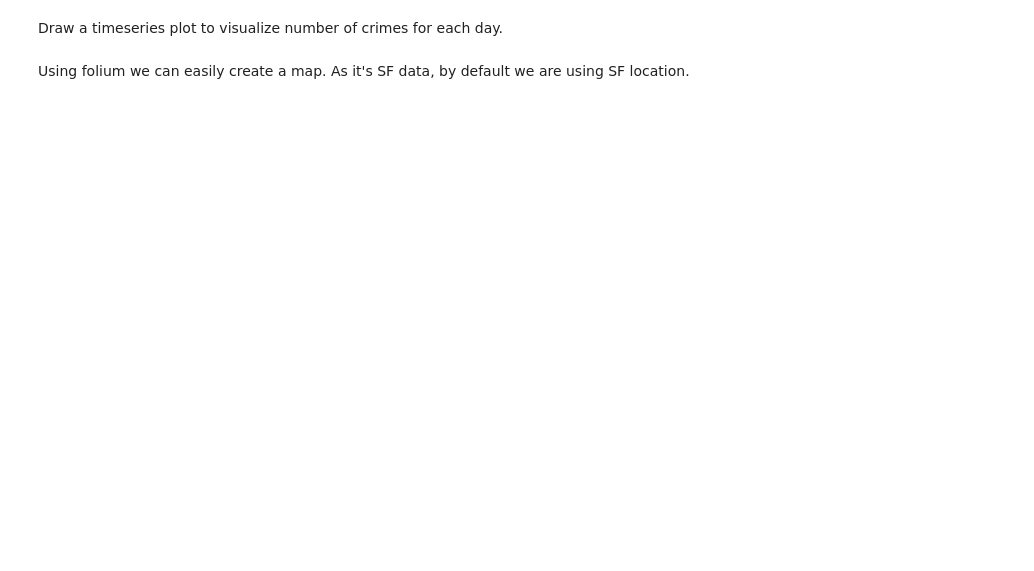
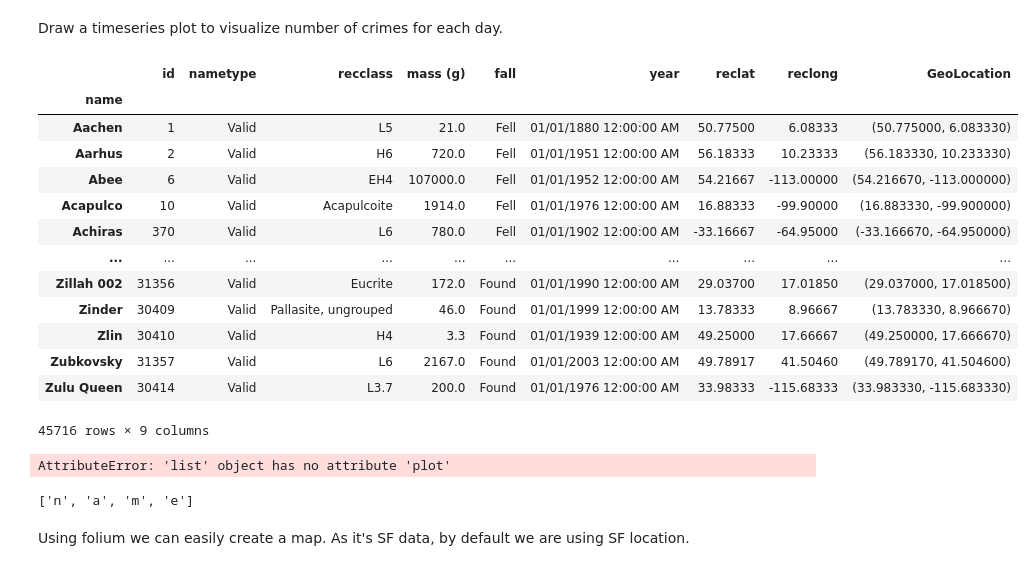
Before and after one commit to reediredale/institute-of-data, a Jupyter notebook: Module 2/Lab 2.1.2.ipynb, the cells around one changed output. Cells and saved outputs as stored; diff of their text form; code cells hidden in the pictures; blank space fills up the shorter version.

```diff
--- a/Module 2/Lab 2.1.2.ipynb
+++ b/Module 2/Lab 2.1.2.ipynb
@@ -499,0 +535,3 @@ Convert `Date` Column to DateTime and set as index
+# %%
+#ANSWER
+df['year'] =  pd.to_datetime(df['year'], format='%d/%m/%Y:%H:%M:%S.%f')
@@ -504,3 +542,31 @@ Draw a timeseries plot to visualize number of crimes for each day.
+# %%
+df.set_index('name')
+# %% [output]
+|  | id | nametype | recclass | mass (g) | fall | year | reclat | reclong | GeoLocation |
+| name |  |  |  |  |  |  |  |  |  |
+| Aachen | 1 | Valid | L5 | 21.0 | Fell | 01/01/1880 12:00:00 AM | 50.77500 | 6.08333 | (50.775000, 6.083330) |
+| Aarhus | 2 | Valid | H6 | 720.0 | Fell | 01/01/1951 12:00:00 AM | 56.18333 | 10.23333 | (56.183330, 10.233330) |
+| Abee | 6 | Valid | EH4 | 107000.0 | Fell | 01/01/1952 12:00:00 AM | 54.21667 | -113.00000 | (54.216670, -113.000000) |
+| Acapulco | 10 | Valid | Acapulcoite | 1914.0 | Fell | 01/01/1976 12:00:00 AM | 16.88333 | -99.90000 | (16.883330, -99.900000) |
+| Achiras | 370 | Valid | L6 | 780.0 | Fell | 01/01/1902 12:00:00 AM | -33.16667 | -64.95000 | (-33.166670, -64.950000) |
+| ... | ... | ... | ... | ... | ... | ... | ... | ... | ... |
+| Zillah 002 | 31356 | Valid | Eucrite | 172.0 | Found | 01/01/1990 12:00:00 AM | 29.03700 | 17.01850 | (29.037000, 17.018500) |
+| Zinder | 30409 | Valid | Pallasite, ungrouped | 46.0 | Found | 01/01/1999 12:00:00 AM | 13.78333 | 8.96667 | (13.783330, 8.966670) |
+| Zlin | 30410 | Valid | H4 | 3.3 | Found | 01/01/1939 12:00:00 AM | 49.25000 | 17.66667 | (49.250000, 17.666670) |
+| Zubkovsky | 31357 | Valid | L6 | 2167.0 | Found | 01/01/2003 12:00:00 AM | 49.78917 | 41.50460 | (49.789170, 41.504600) |
+| Zulu Queen | 30414 | Valid | L3.7 | 200.0 | Found | 01/01/1976 12:00:00 AM | 33.98333 | -115.68333 | (33.983330, -115.683330) |
+45716 rows × 9 columns
+# %%
+#ANSWER
+series = list('name')
+series.plot(x = 'reclong', y = 'petal_width')
+pyplot.show()
+# %% [output]
+AttributeError: 'list' object has no attribute 'plot'
+# %%
+list('name')
+# %% [output]
+['n', 'a', 'm', 'e']
 # %% [markdown]
 Using folium we can easily create a map. As it's SF data, by default we are using SF location.
 # %%
```
Also changed, not shown: parts of 9 cells of this notebook.
